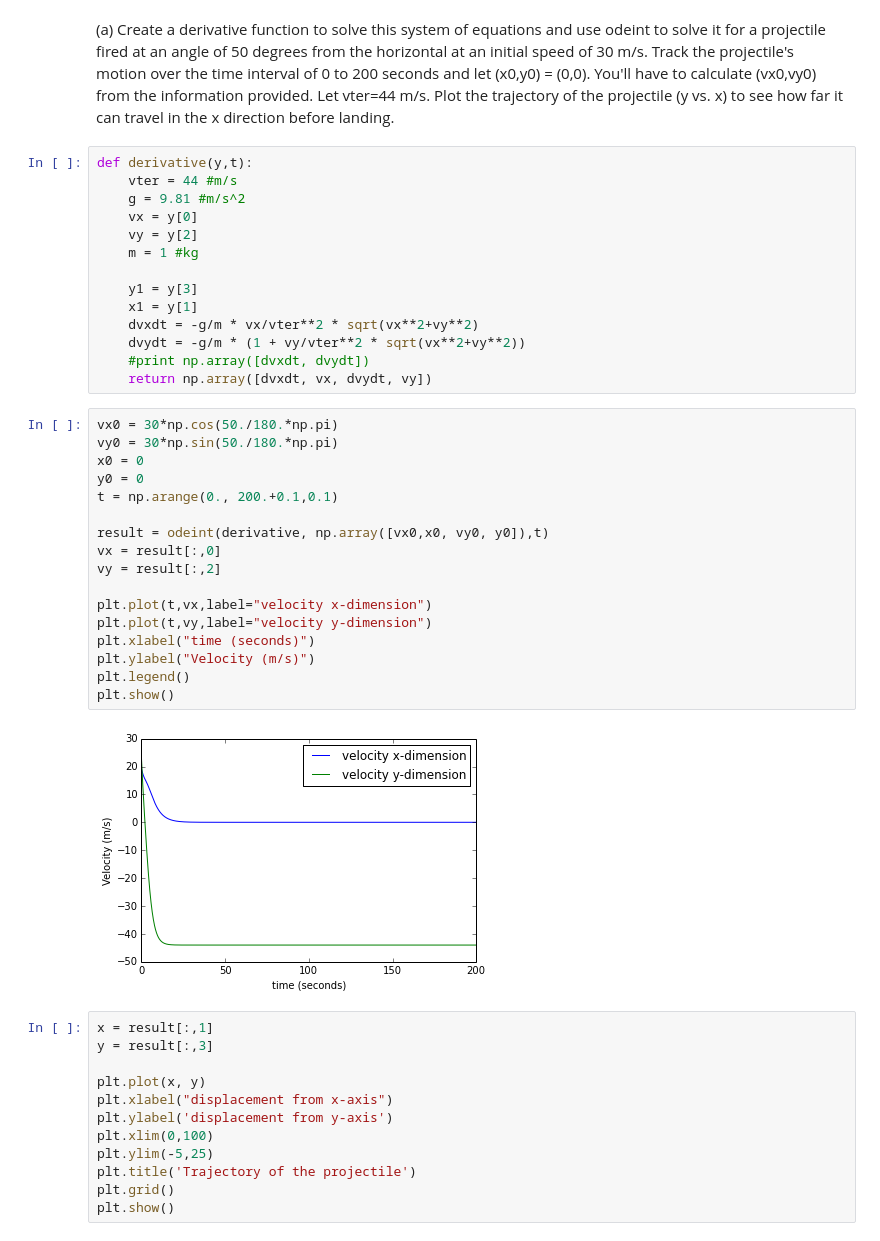
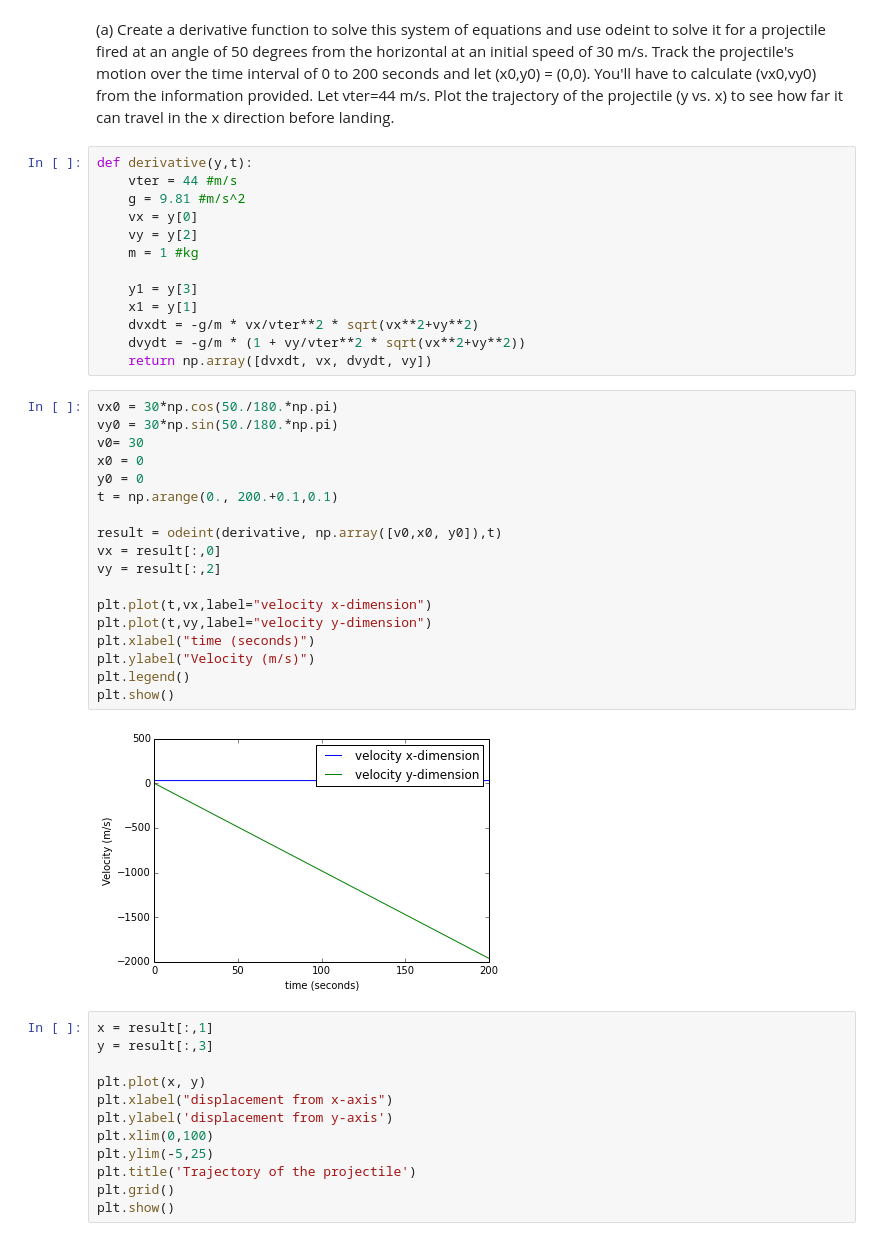
Before and after one commit to nwilli14/PHYS202-S14, a Jupyter notebook: SciPy/ODEExercises.ipynb, the cells around one changed output. Drawn from its saved outputs; the diff is of its cells as text.

```diff
--- a/SciPy/ODEExercises.ipynb
+++ b/SciPy/ODEExercises.ipynb
@@ -387,27 +388,27 @@ def derivative(y,t):
     x1 = y[1]
     dvxdt = -g/m * vx/vter**2 * sqrt(vx**2+vy**2)
     dvydt = -g/m * (1 + vy/vter**2 * sqrt(vx**2+vy**2))
-    #print np.array([dvxdt, dvydt])
     return np.array([dvxdt, vx, dvydt, vy])
 # %%
 vx0 = 30*np.cos(50./180.*np.pi)
 vy0 = 30*np.sin(50./180.*np.pi)
+v0= 30
 x0 = 0
 y0 = 0
 t = np.arange(0., 200.+0.1,0.1)
 
-result = odeint(derivative, np.array([vx0,x0, vy0, y0]),t)
+result = odeint(derivative, np.array([v0,x0, y0]),t)
 vx = result[:,0]
 vy = result[:,2]
 
 plt.plot(t,vx,label="velocity x-dimension")
 plt.plot(t,vy,label="velocity y-dimension")
 plt.xlabel("time (seconds)")
 plt.ylabel("Velocity (m/s)")
 plt.legend()
 plt.show()
 # %% [output]
-[figure, old version]
+[figure, new version]
 # %%
 x = result[:,1]
 y = result[:,3]
```
Also changed, not shown: parts of 8 cells of this notebook, 3 other files.
